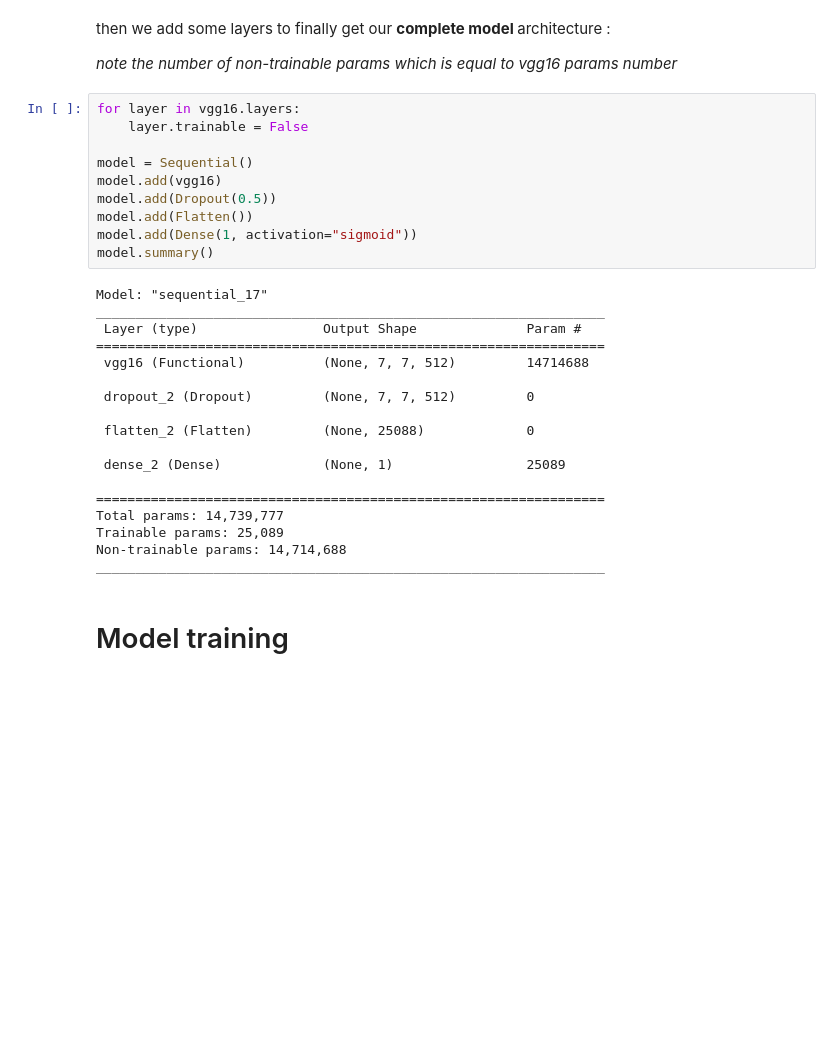
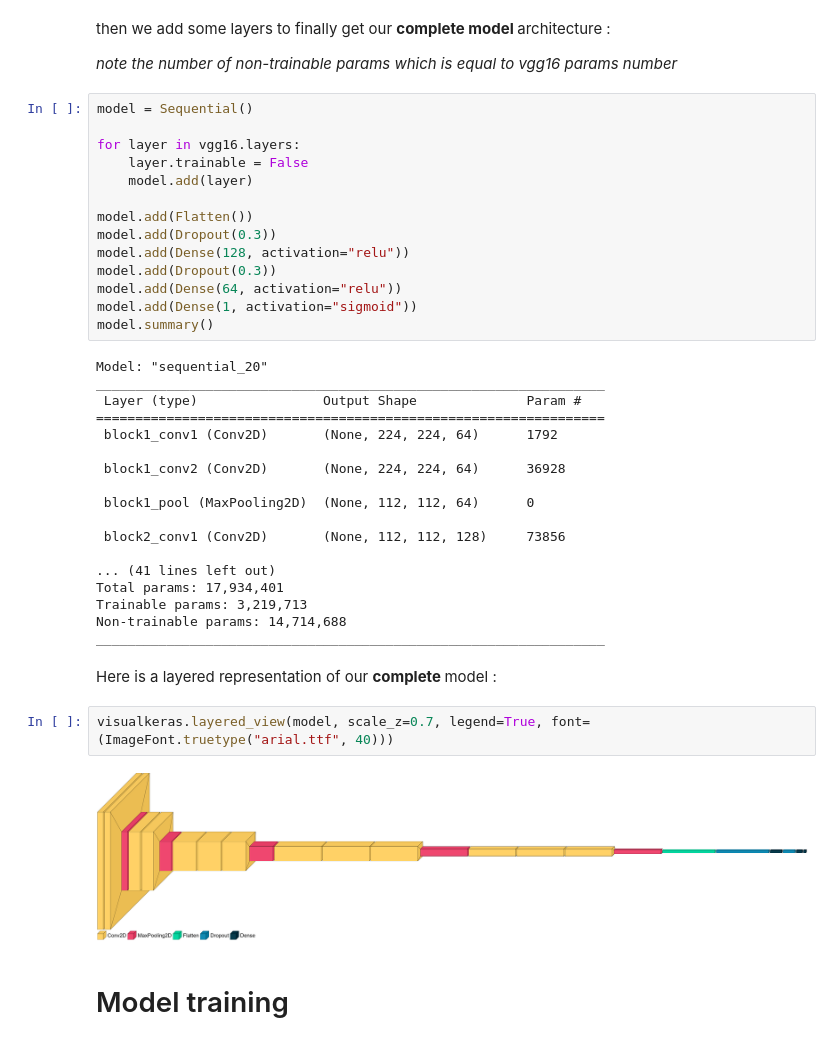
Before and after one commit to Hpdvn/Mask_On_Face, a Jupyter notebook: main.ipynb, the cells around one changed output. Cells and saved outputs as stored; diff of their text form; blank space fills up the shorter version.

```diff
--- a/main.ipynb
+++ b/main.ipynb
@@ -245,33 +245,43 @@ then we add some layers to finally get our <b> complete model </b> architecture
 
 <em>note the number of non-trainable params which is equal to vgg16 params number</em>
 # %%
+model = Sequential()
+
 for layer in vgg16.layers:
     layer.trainable = False
+    model.add(layer)
 
-model = Sequential()
-model.add(vgg16)
-model.add(Dropout(0.5))
 model.add(Flatten())
+model.add(Dropout(0.3))
+model.add(Dense(128, activation="relu"))
+model.add(Dropout(0.3))
+model.add(Dense(64, activation="relu"))
 model.add(Dense(1, activation="sigmoid"))
 model.summary()
 # %% [output]
-Model: "sequential_17"
+Model: "sequential_20"
 _________________________________________________________________
  Layer (type)                Output Shape              Param #
 =================================================================
- vgg16 (Functional)          (None, 7, 7, 512)         14714688
+ block1_conv1 (Conv2D)       (None, 224, 224, 64)      1792
 
- dropout_2 (Dropout)         (None, 7, 7, 512)         0
+ block1_conv2 (Conv2D)       (None, 224, 224, 64)      36928
 
- flatten_2 (Flatten)         (None, 25088)             0
+ block1_pool (MaxPooling2D)  (None, 112, 112, 64)      0
 
- dense_2 (Dense)             (None, 1)                 25089
+ block2_conv1 (Conv2D)       (None, 112, 112, 128)     73856
 
-=================================================================
-Total params: 14,739,777
-Trainable params: 25,089
+... (41 lines left out)
+Total params: 17,934,401
+Trainable params: 3,219,713
 Non-trainable params: 14,714,688
 _________________________________________________________________
+# %% [markdown]
+Here is a layered representation of our <b> complete </b>  model :
+# %%
+visualkeras.layered_view(model, scale_z=0.7, legend=True, font=(ImageFont.truetype("arial.ttf", 40)))
+# %% [output]
+[figure, added]
 # %% [markdown]
 # Model training <a class="anchor" id="section_5"></a>
 # %%
```
Also changed, not shown: parts of 4 cells of this notebook.
